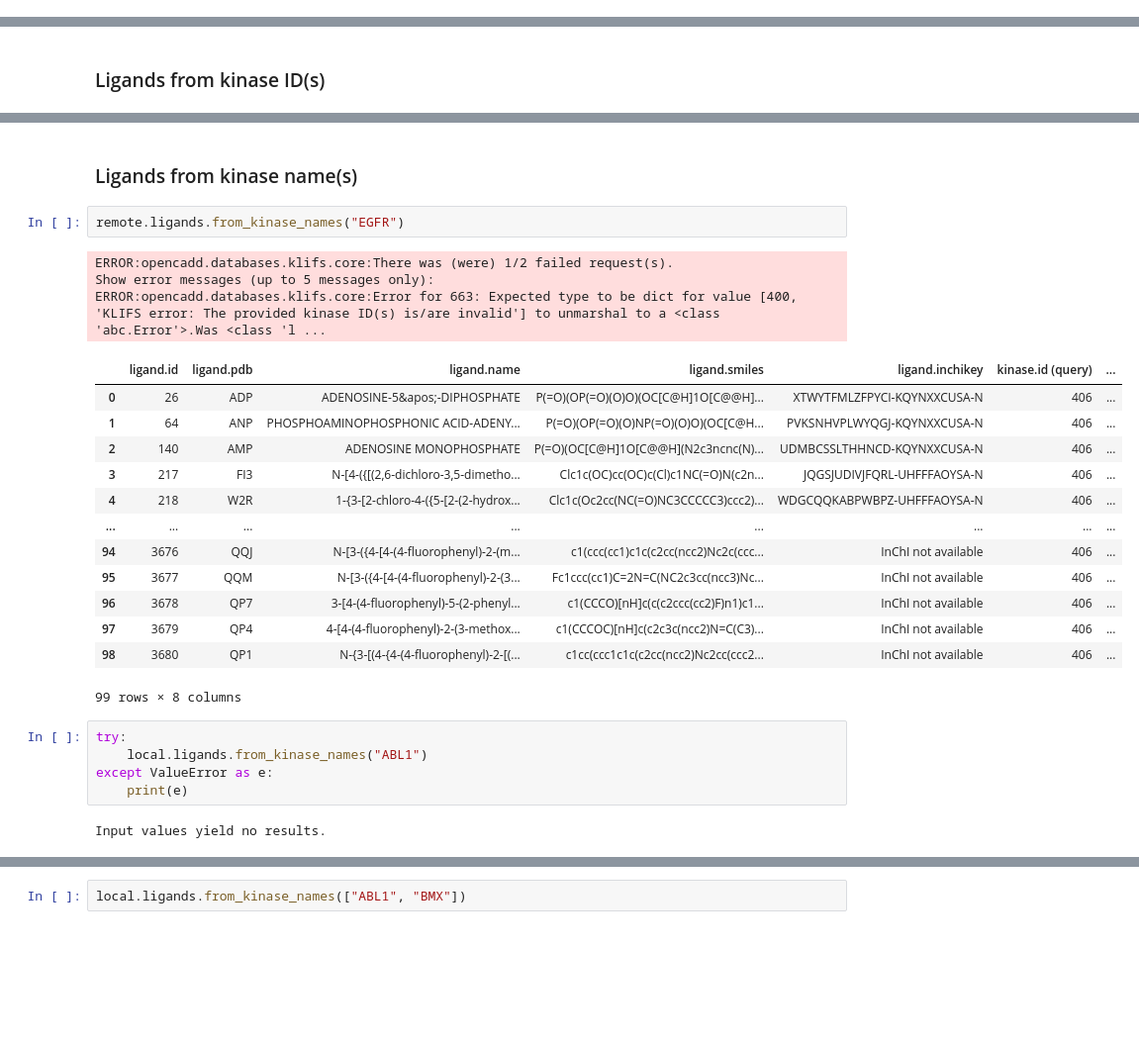
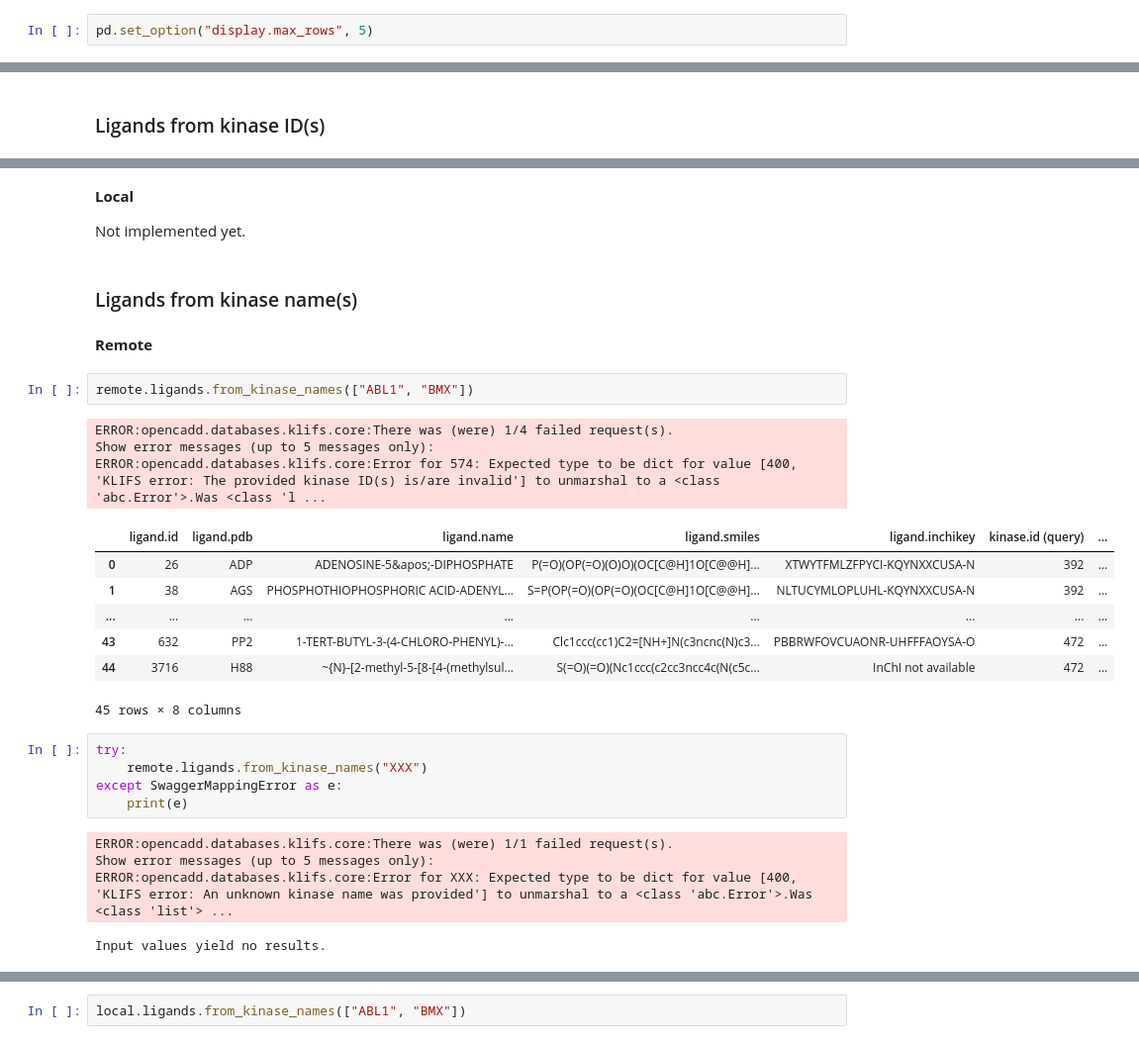
Before and after one commit to volkamerlab/opencadd, a Jupyter notebook: docs/tutorials/databases_klifs.ipynb, the cells around one changed output, grey strips where cells are left out. Shown at 99% size. Cells and saved outputs as stored; diff of their text form; blank space fills up the shorter version.

```diff
--- a/docs/tutorials/databases_klifs.ipynb
+++ b/docs/tutorials/databases_klifs.ipynb
@@ -31,2 +40,4 @@ KLIFS_CLIENT = SwaggerClient.from_url(
 from rdkit.Chem import Draw
 from rdkit.Chem.Draw import IPythonConsole
+# %%
+pd.set_option("display.max_rows", 5)
@@ -446,28 +367,31 @@ None of the input values exist, thus no results are returned.
+# %% [markdown]
+__Local__
+
+Not implemented yet.
 # %% [markdown]
 ### Ligands from kinase name(s)
+# %% [markdown]
+__Remote__
 # %%
-remote.ligands.from_kinase_names("EGFR")
+remote.ligands.from_kinase_names(["ABL1", "BMX"])
 # %% [output]
-ERROR:opencadd.databases.klifs.core:There was (were) 1/2 failed request(s).
+ERROR:opencadd.databases.klifs.core:There was (were) 1/4 failed request(s).
 Show error messages (up to 5 messages only):
-ERROR:opencadd.databases.klifs.core:Error for 663: Expected type to be dict for value [400, 'KLIFS error: The provided kinase ID(s) is/are invalid'] to unmarshal to a <class 'abc.Error'>.Was <class 'l ...
+ERROR:opencadd.databases.klifs.core:Error for 574: Expected type to be dict for value [400, 'KLIFS error: The provided kinase ID(s) is/are invalid'] to unmarshal to a <class 'abc.Error'>.Was <class 'l ...
 |  | ligand.id | ligand.pdb | ligand.name | ligand.smiles | ligand.inchikey | kinase.id (query) | ... |
-| 0 | 26 | ADP | ADENOSINE-5&apos;-DIPHOSPHATE | P(=O)(OP(=O)(O)O)(OC[C@H]1O[C@@H]... | XTWYTFMLZFPYCI-KQYNXXCUSA-N | 406 | ... |
-| 1 | 64 | ANP | PHOSPHOAMINOPHOSPHONIC ACID-ADENY... | P(=O)(OP(=O)(O)NP(=O)(O)O)(OC[C@H... | PVKSNHVPLWYQGJ-KQYNXXCUSA-N | 406 | ... |
-| 2 | 140 | AMP | ADENOSINE MONOPHOSPHATE | P(=O)(OC[C@H]1O[C@@H](N2c3ncnc(N)... | UDMBCSSLTHHNCD-KQYNXXCUSA-N | 406 | ... |
-| 3 | 217 | FI3 | N-[4-({[(2,6-dichloro-3,5-dimetho... | Clc1c(OC)cc(OC)c(Cl)c1NC(=O)N(c2n... | JQGSJUDIVJFQRL-UHFFFAOYSA-N | 406 | ... |
-| 4 | 218 | W2R | 1-{3-[2-chloro-4-({5-[2-(2-hydrox... | Clc1c(Oc2cc(NC(=O)NC3CCCCC3)ccc2)... | WDGCQQKABPWBPZ-UHFFFAOYSA-N | 406 | ... |
+| 0 | 26 | ADP | ADENOSINE-5&apos;-DIPHOSPHATE | P(=O)(OP(=O)(O)O)(OC[C@H]1O[C@@H]... | XTWYTFMLZFPYCI-KQYNXXCUSA-N | 392 | ... |
+| 1 | 38 | AGS | PHOSPHOTHIOPHOSPHORIC ACID-ADENYL... | S=P(OP(=O)(OP(=O)(OC[C@H]1O[C@@H]... | NLTUCYMLOPLUHL-KQYNXXCUSA-N | 392 | ... |
 | ... | ... | ... | ... | ... | ... | ... | ... |
-| 94 | 3676 | QQJ | N-[3-({4-[4-(4-fluorophenyl)-2-(m... | c1(ccc(cc1)c1c(c2cc(ncc2)Nc2c(ccc... | InChI not available | 406 | ... |
-| 95 | 3677 | QQM | N-[3-({4-[4-(4-fluorophenyl)-2-(3... | Fc1ccc(cc1)C=2N=C(NC2c3cc(ncc3)Nc... | InChI not available | 406 | ... |
-| 96 | 3678 | QP7 | 3-[4-(4-fluorophenyl)-5-(2-phenyl... | c1(CCCO)[nH]c(c(c2ccc(cc2)F)n1)c1... | InChI not available | 406 | ... |
-| 97 | 3679 | QP4 | 4-[4-(4-fluorophenyl)-2-(3-methox... | c1(CCCOC)[nH]c(c2c3c(ncc2)N=C(C3)... | InChI not available | 406 | ... |
-| 98 | 3680 | QP1 | N-{3-[(4-{4-(4-fluorophenyl)-2-[(... | c1cc(ccc1c1c(c2cc(ncc2)Nc2cc(ccc2... | InChI not available | 406 | ... |
+| 43 | 632 | PP2 | 1-TERT-BUTYL-3-(4-CHLORO-PHENYL)-... | Clc1ccc(cc1)C2=[NH+]N(c3ncnc(N)c3... | PBBRWFOVCUAONR-UHFFFAOYSA-O | 472 | ... |
+| 44 | 3716 | H88 | ~{N}-[2-methyl-5-[8-[4-(methylsul... | S(=O)(=O)(Nc1ccc(c2cc3ncc4c(N(c5c... | InChI not available | 472 | ... |
-99 rows × 8 columns
+45 rows × 8 columns
 # %%
 try:
-    local.ligands.from_kinase_names("ABL1")
-except ValueError as e:
+    remote.ligands.from_kinase_names("XXX")
+except SwaggerMappingError as e:
     print(e)
 # %% [output]
-Input values yield no results.
+ERROR:opencadd.databases.klifs.core:There was (were) 1/1 failed request(s).
+Show error messages (up to 5 messages only):
+ERROR:opencadd.databases.klifs.core:Error for XXX: Expected type to be dict for value [400, 'KLIFS error: An unknown kinase name was provided'] to unmarshal to a <class 'abc.Error'>.Was <class 'list'> ...
+Input values yield no results.
```
Also changed, not shown: parts of 281 cells of this notebook.
